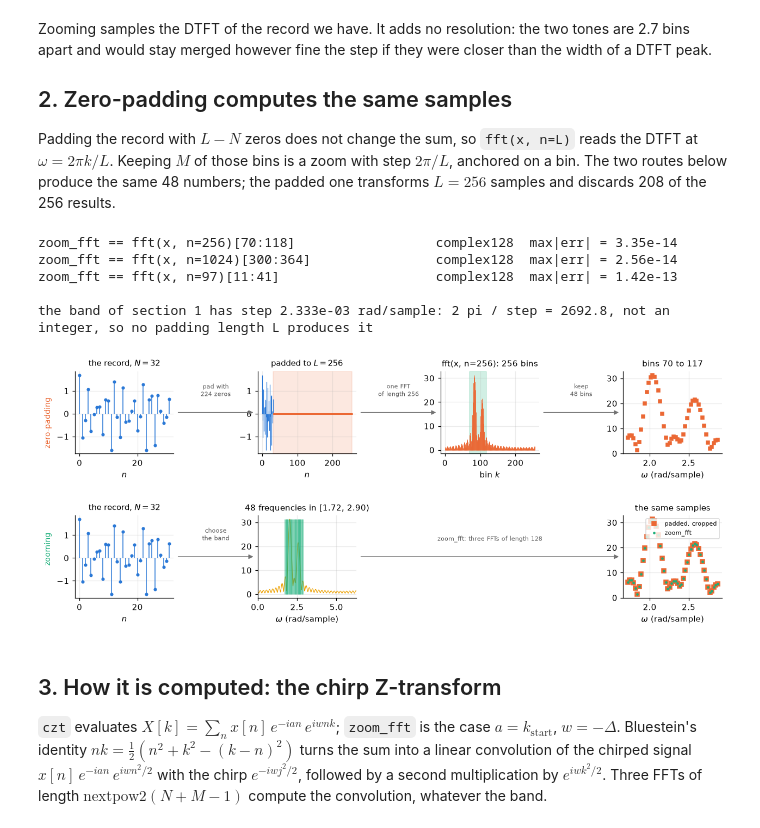
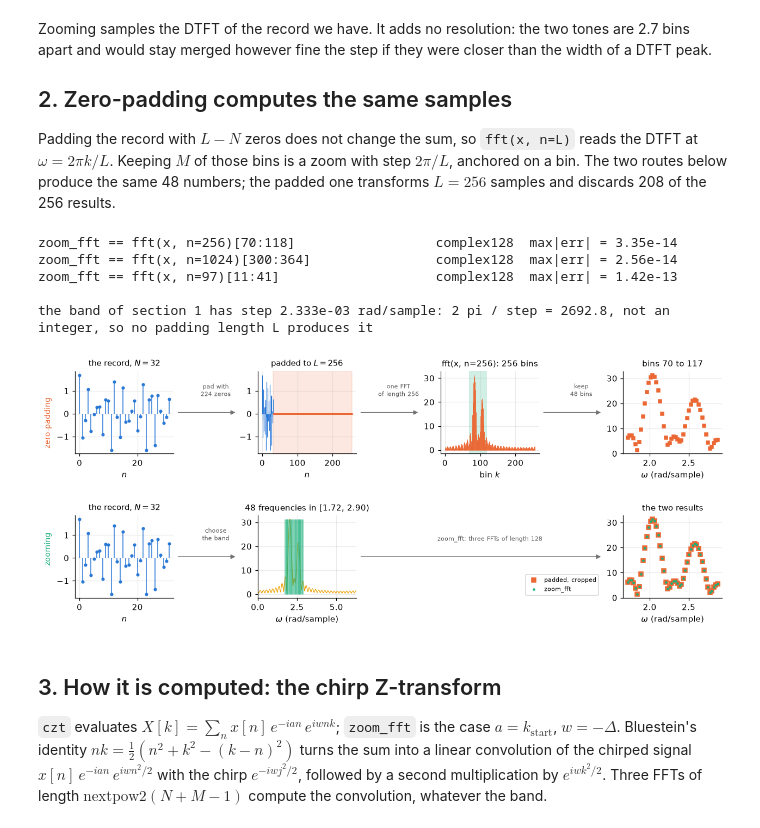
Before and after one commit to jon-dong/minimal-zoom-fft, a Jupyter notebook: notebooks/02_what_it_computes.ipynb, the cells around one changed output. Cells and saved outputs as stored; diff of their text form; code cells hidden in the pictures.

```diff
--- a/notebooks/02_what_it_computes.ipynb
+++ b/notebooks/02_what_it_computes.ipynb
@@ -55,10 +55,10 @@ def dtft(x, w):
     return torch.exp(-1j * w[:, None] * torch.arange(x.shape[-1], dtype=F64)[None, :]) @ x.to(C128)
 
 def arrow(fig, a, b, text="", dy=0.05):
-    # an arrow from the right edge of axes a to the left edge of axes b, in figure coordinates
+    # an arrow from the right edge of axes a to the tick labels of axes b, in figure coordinates
     pa, pb = a.get_position(), b.get_position()
     y = (pa.y0 + pa.y1) / 2
-    fig.patches.append(FancyArrowPatch((pa.x1 + 0.004, y), (pb.x0 - 0.004, y), transform=fig.transFigure,
+    fig.patches.append(FancyArrowPatch((pa.x1 + 0.004, y), (pb.x0 - 0.03, y), transform=fig.transFigure,
                                        arrowstyle="-|>", mutation_scale=11, color="0.45", lw=1.0))
     fig.text((pa.x1 + pb.x0) / 2, y + dy, text, ha="center", va="bottom", fontsize=7.5, color="0.35")
 # %% [output]
@@ -155,35 +155,36 @@ ax = axes[1, 1]
 ax.plot(w_dense, X_dense.abs(), color=YELLOW, lw=0.8)
 ax.vlines(w_zoom2, 0, X_dense.abs().max(), color=AQUA, lw=0.6, alpha=0.6)
 ax.set(xlim=(0, 2 * PI), xlabel=r"$\omega$ (rad/sample)", title=f"{M2} frequencies in [{k0:.2f}, {k0 + 2 * PI * M2 / L:.2f})")
 axes[1, 2].axis("off")
 ax = axes[1, 3]
 ax.plot(w_pad[crop], X_pad[crop].abs(), "s", ms=5, color=ORANGE, label="padded, cropped")
 ax.plot(w_zoom2, X_zoom2.abs(), ".", ms=4, color=AQUA, label="zoom_fft")
-ax.set(xlabel=r"$\omega$ (rad/sample)", title="the same samples"); ax.legend(fontsize=7)
+ax.set(xlabel=r"$\omega$ (rad/sample)", title="the two results")
+ax.legend(fontsize=7, loc="lower right", bbox_to_anchor=(-0.22, 0.0))     # beside the panel, off the data
 
 arrow(fig, axes[0, 0], axes[0, 1], f"pad with\n{L - N} zeros")
 arrow(fig, axes[0, 1], axes[0, 2], f"one FFT\nof length {L}")
 arrow(fig, axes[0, 2], axes[0, 3], f"keep\n{M2} bins")
 arrow(fig, axes[1, 0], axes[1, 1], "choose\nthe band")
 arrow(fig, axes[1, 1], axes[1, 3], f"zoom_fft: three FFTs of length {1 << (N + M2 - 2).bit_length()}")
 fig.text(0.005, 0.72, "zero-padding", rotation=90, va="center", fontsize=9, color=ORANGE)
 fig.text(0.005, 0.28, "zooming", rotation=90, va="center", fontsize=9, color=AQUA)
 
 check(f"zoom_fft == fft(x, n={L})[{k_first}:{k_first + M2}]", X_zoom2, X_pad[crop])
 for L_, k_, M_ in [(1024, 300, 64), (97, 11, 30)]:
     k0_ = 2 * PI * k_ / L_
     check(f"zoom_fft == fft(x, n={L_})[{k_}:{k_ + M_}]",
           zoom_fft(x, M_, k0_, k0_ + 2 * PI * M_ / L_, norm="backward"), torch.fft.fft(x, n=L_)[k_:k_ + M_])
 step = (kb - ka) / M
 print(f"\nthe band of section 1 has step {step:.3e} rad/sample: 2 pi / step = {2 * PI / step:.1f}, "
       f"not an integer, so no padding length L produces it")
 # %% [output]
 zoom_fft == fft(x, n=256)[70:118]                  complex128  max|err| = 3.35e-14
 zoom_fft == fft(x, n=1024)[300:364]                complex128  max|err| = 2.56e-14
 zoom_fft == fft(x, n=97)[11:41]                    complex128  max|err| = 1.42e-13
 
 the band of section 1 has step 2.333e-03 rad/sample: 2 pi / step = 2692.8, not an integer, so no padding length L produces it
-[figure, old version]
+[figure, new version]
 # %% [markdown]
 ## 3. How it is computed: the chirp Z-transform
 
```
Also changed, not shown: parts of 3 cells of this notebook, 1 other file.
